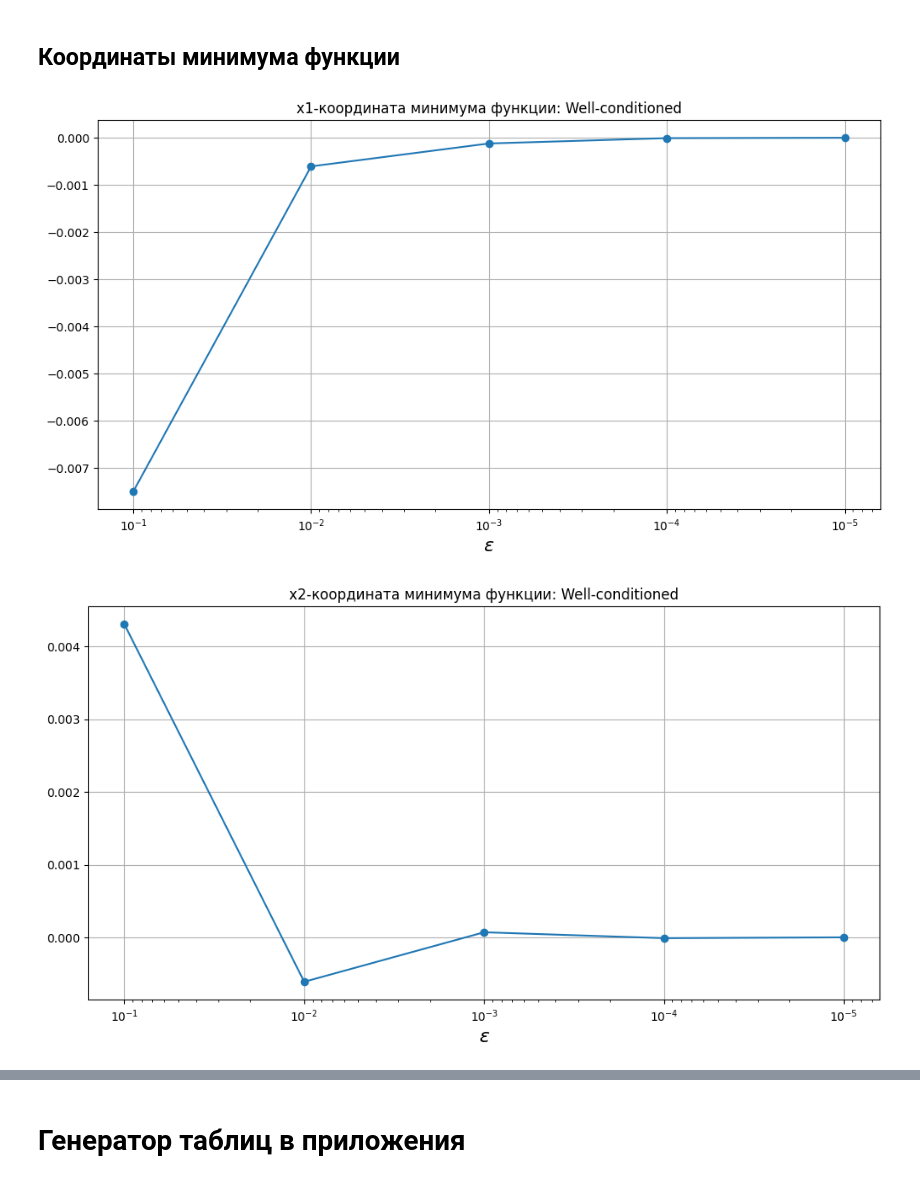
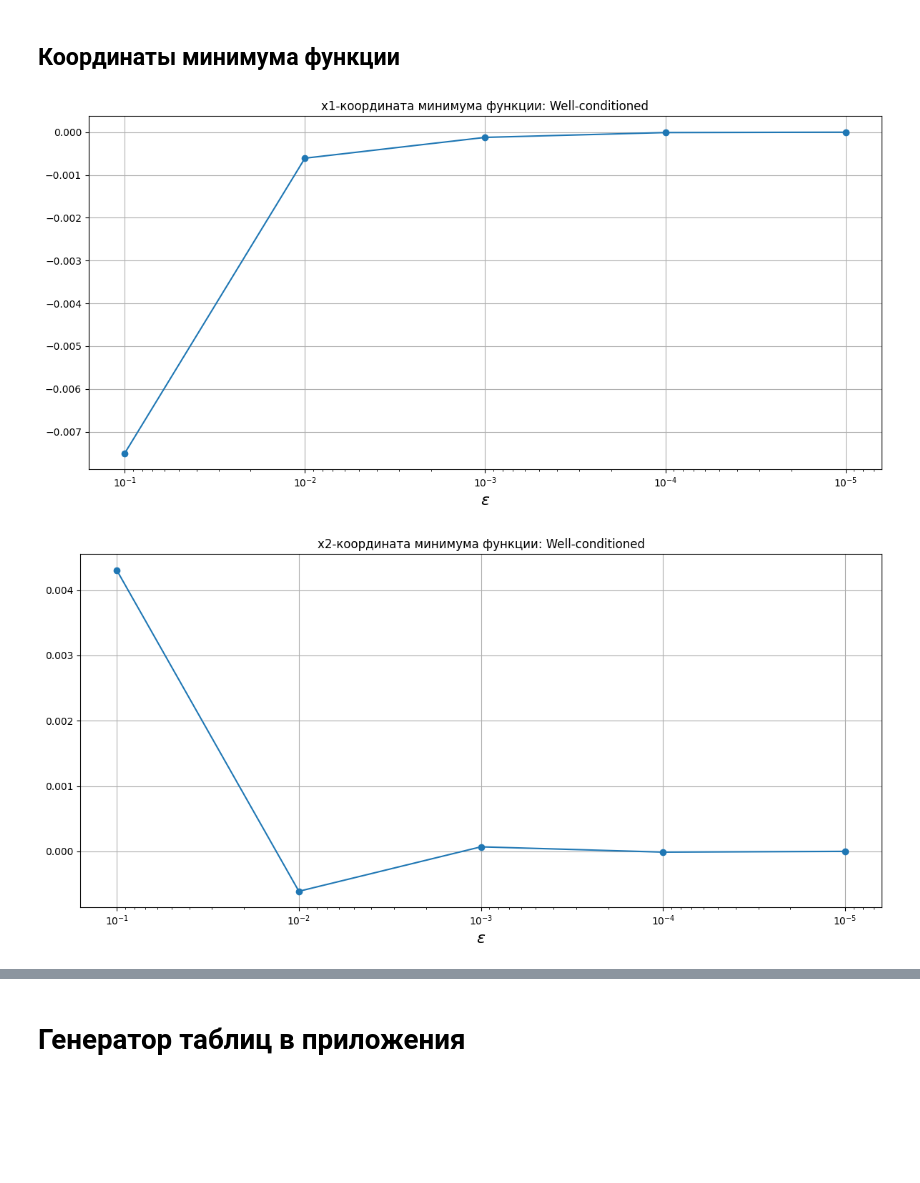
Before and after one commit to romangorbunov91/classic_grad, a Jupyter notebook: steepest_descent.ipynb, the cells around one changed output, grey strips where cells are left out. Saved outputs shown, nothing was run; the diff lists cells and outputs as text; code cells hidden in the pictures; blank space fills up the shorter version.

```diff
--- a/steepest_descent.ipynb
+++ b/steepest_descent.ipynb
@@ -40,14 +40,14 @@ for ndx, func, grad in zip(range(N_FUNC), func_names, grad_names):
         func_counter_list = []
         grad_counter_list = []
 
-        for idx, eps in enumerate(eps_var):
+        for eps in eps_var:
             x_optim, _, iter_final, func_counter, grad_counter = steepest_grad_descent(
-                                                                                        loss_func=func,
-                                                                                        grad_func=grad,
-                                                                                        x_init=x_init,
-                                                                                        tolerance=eps,
-                                                                                        printoutput=False
-                                                                                        )
+                loss_func=func,
+                grad_func=grad,
+                x_init=x_init,
+                tolerance=eps,
+                printoutput=False
+                )
             x0_optim_list.append(x_optim[0])
             x1_optim_list.append(x_optim[1])
             iter_counter_list.append(iter_final)
@@ -145,18 +145,19 @@ user_markersize = 12
 # %%
 for ndx, lbl in enumerate(func_labels):
     for idx in range(2):
         plt.figure(figsize=user_figsize)
         plt.plot(
             x_optim_tbl_set['eps'],
             x_optim_tbl_set.iloc[:,(1+idx)+2*ndx],
             marker='.', markersize=user_markersize)
         plt.gca().invert_xaxis()
         plt.title('x' + str(idx+1) + '-координата минимума функции: ' + lbl)
         plt.grid()
         plt.xscale('log')
         plt.xlabel('$\epsilon$', fontsize=user_fontsize)
+        plt.tight_layout()
         plt.savefig('readme_img/steepest_descent_img/' + 'x' + str(idx+1) + '_optim_' + lbl + '.png', bbox_inches='tight')
         plt.show()
 # %% [output]
-[figure, old version]
+[figure, new version]
-[figure, old version]
+[figure, new version]
```
Also changed, not shown: parts of 4 cells of this notebook, 41 other files.
